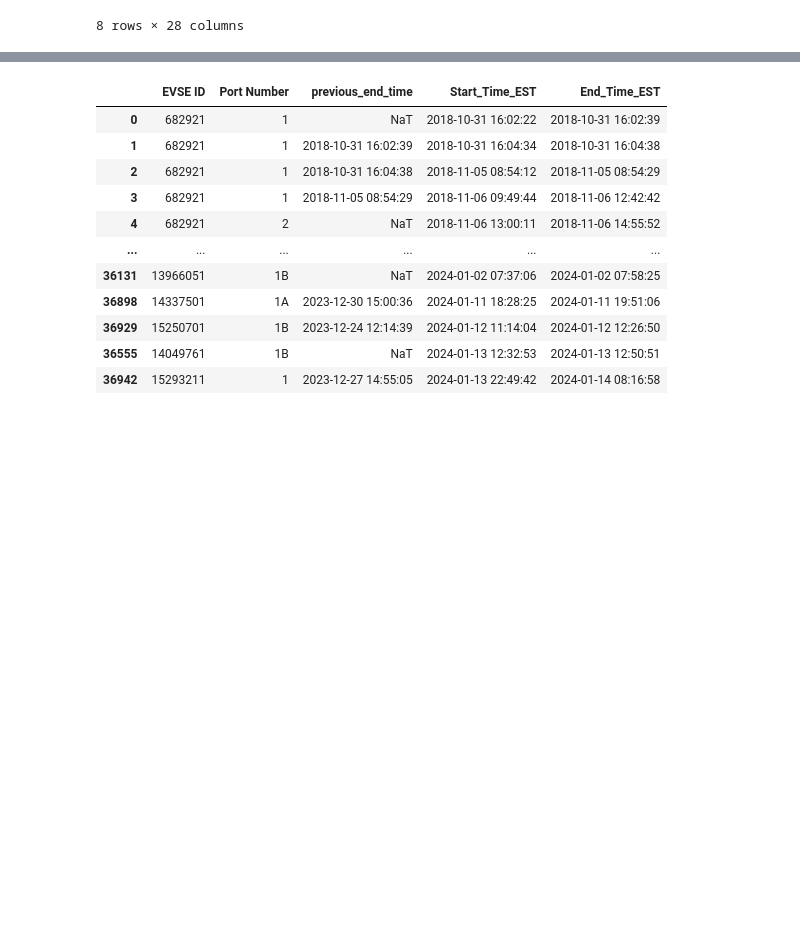
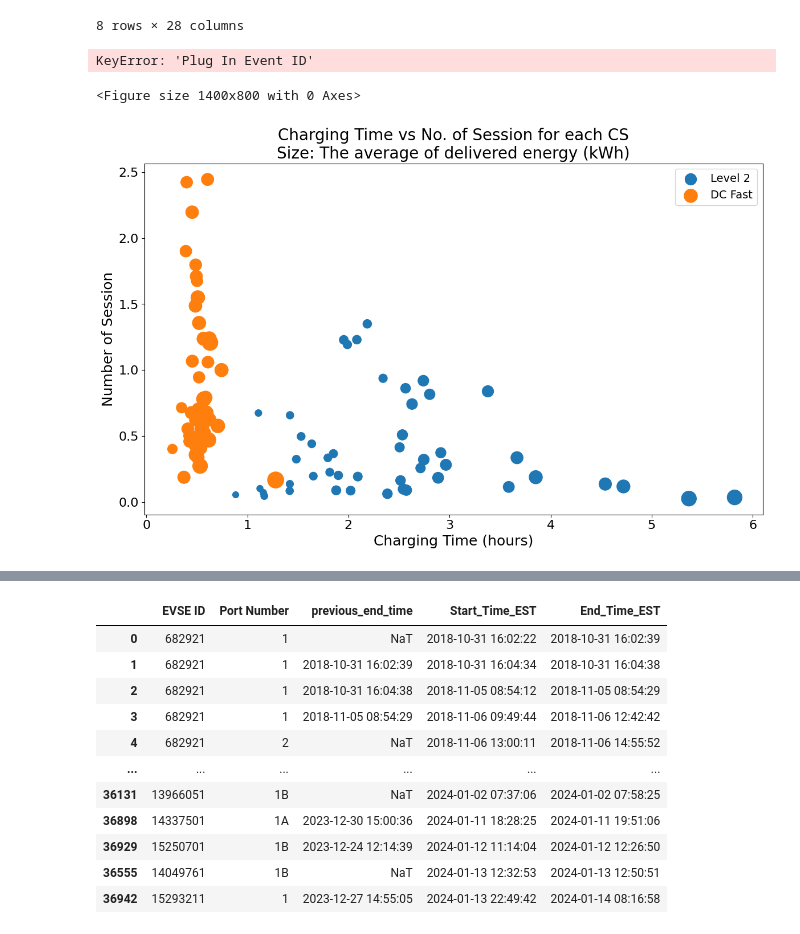
Before and after one commit to mkhaleghian/SevenStates, a Jupyter notebook: code/main_dataset_31720242333.ipynb, the cells around one changed output, grey strips where cells are left out. Drawn from its saved outputs; the diff is of its cells as text; code cells hidden in the pictures; blank space fills up the shorter version.

```diff
--- a/code/main_dataset_31720242333.ipynb
+++ b/code/main_dataset_31720242333.ipynb
@@ -476,0 +472,23 @@ df_DC_evse_summary = df_DC.groupby(['EVSE ID','Port Type','Address 1','City','St
+# %%
+# Create the scatter plot
+plt.figure(figsize=(14, 8))
+for pt in df_evse_summary['Port Type'].unique():
+    plt.scatter(df_evse_summary[df_evse_summary['Port Type']==pt]['Total Duration'],
+                df_evse_summary[df_evse_summary['Port Type']==pt]['Plug In Event ID'],
+                label=pt)
+
+# Set labels and title
+plt.title('Total duration vs No. of Session for each CS', fontsize=20)
+plt.xlabel('Total duration: Charging + Parking (hours)', fontsize=18)
+plt.ylabel('Number of Session', fontsize=18)
+
+# Set font sizes
+plt.xticks(fontsize=16)
+plt.yticks(fontsize=16)
+plt.legend(fontsize=16)
+
+# Show the plot
+plt.show()
+# %% [output]
+KeyError: 'Plug In Event ID'
+<Figure size 1400x800 with 0 Axes>
@@ -498 +545,27 @@ fig.update_layout(
 fig.show()
+# %%
+
+df_evse_summary_charging = df.groupby(['EVSE ID','Port Type','Address 1','City','State/Province'], as_index=False).agg({'Charging Time': 'mean', 'Energy (kWh)': 'mean', 'Normalized Event Count': 'mean'}).reset_index()
+
+# Create the scatter plot
+plt.figure(figsize=(14, 8))
+for pt in df_evse_summary_charging['Port Type'].unique():
+    plt.scatter(df_evse_summary_charging[df_evse_summary_charging['Port Type']==pt]['Charging Time'],
+                df_evse_summary_charging[df_evse_summary_charging['Port Type']==pt]['Normalized Event Count'],
+                s=df_evse_summary_charging[df_evse_summary_charging['Port Type']==pt]['Energy (kWh)']*10,  # Adjust size
+                label=pt)
+
+# Set labels and title
+plt.title('Charging Time vs No. of Session for each CS\nSize: The average of delivered energy (kWh)', fontsize=20)
+plt.xlabel('Charging Time (hours)', fontsize=18)
+plt.ylabel('Number of Session', fontsize=18)
+
+# Set font sizes
+plt.xticks(fontsize=16)
+plt.yticks(fontsize=16)
+plt.legend(fontsize=14)
+
+# Show the plot
+plt.show()
+# %% [output]
+[figure, added]
```
Also changed, not shown: parts of 26 cells of this notebook, 29 other files.
